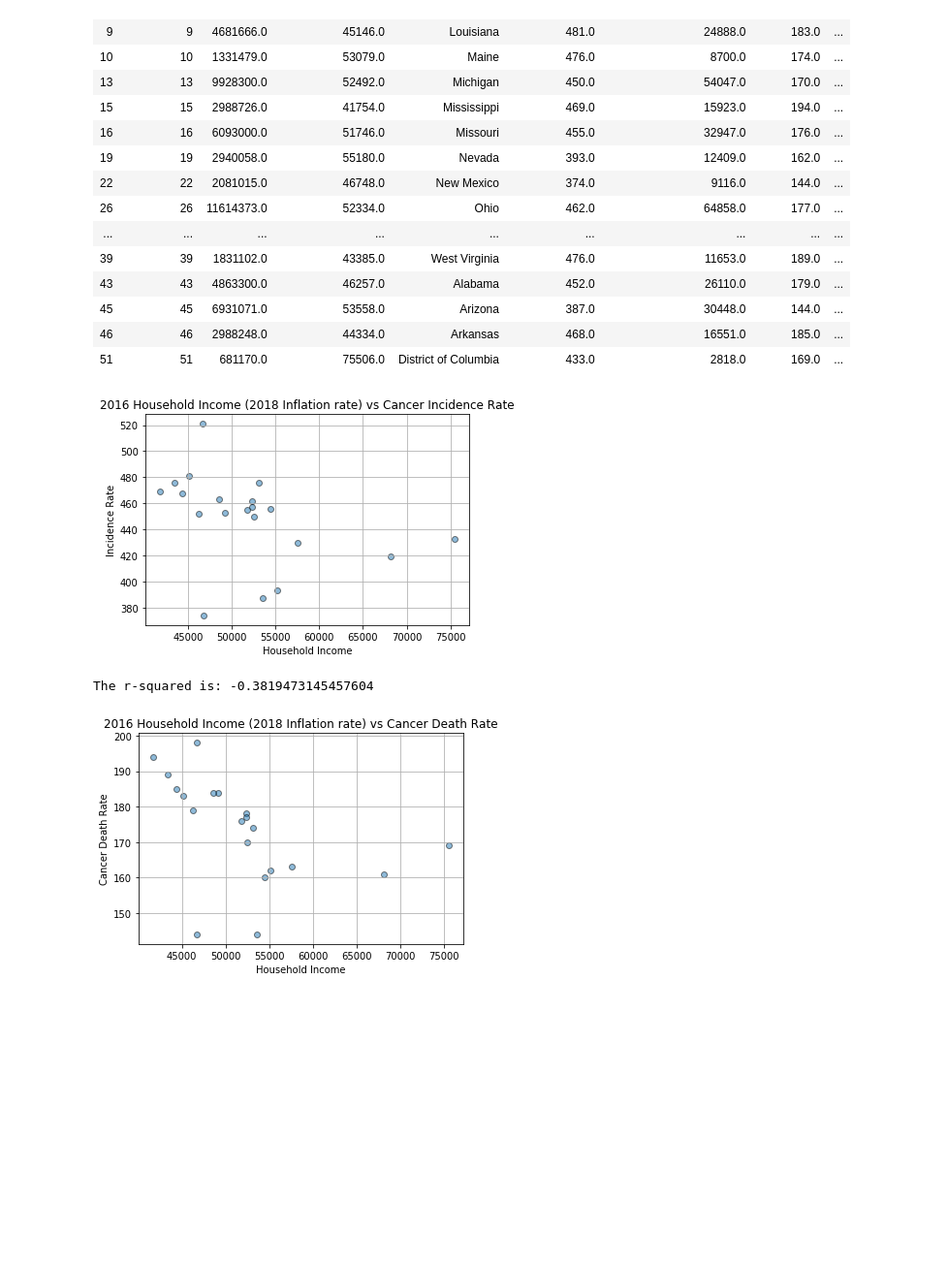
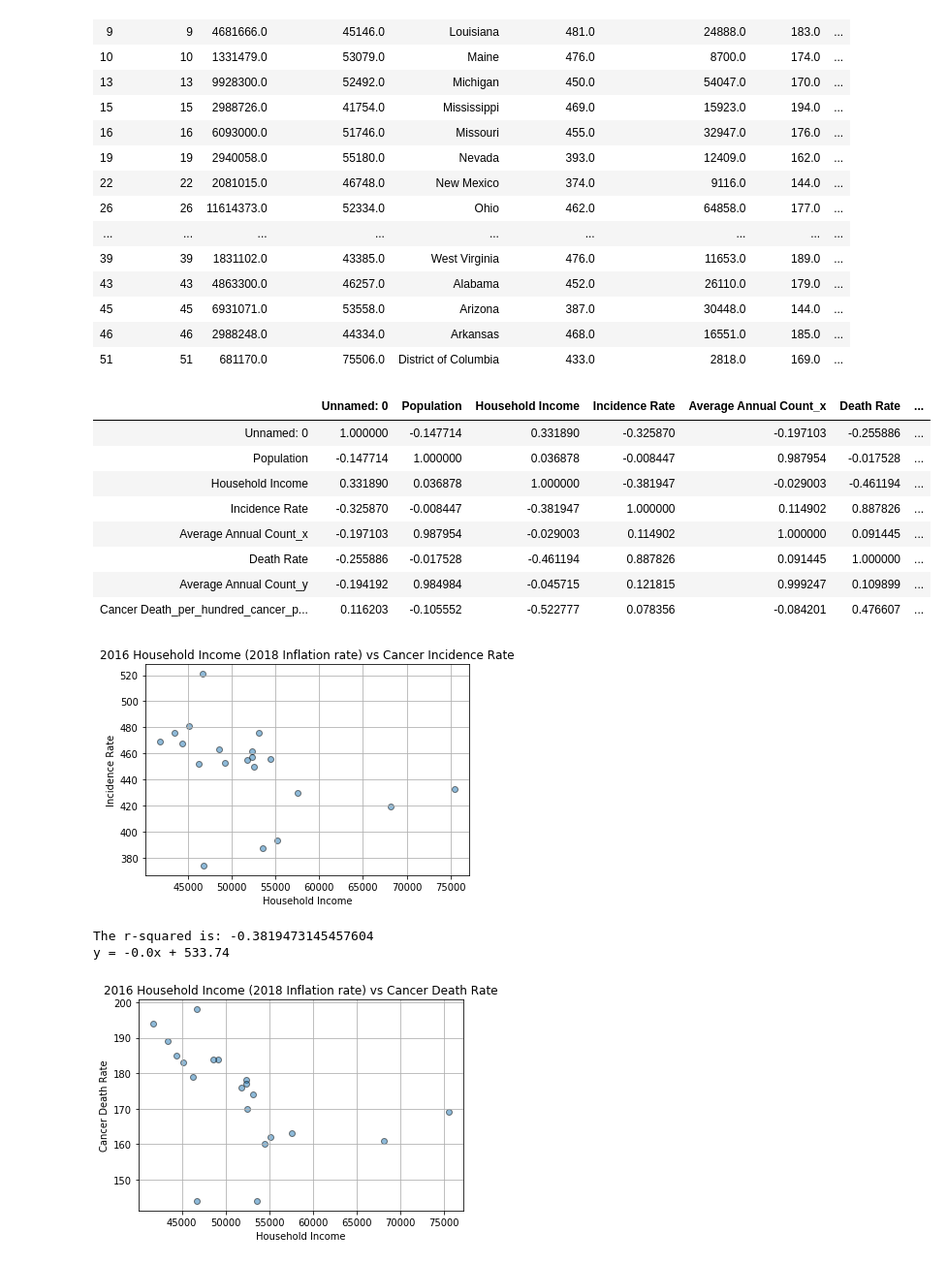
Before and after one commit to settinge/Cancer-and-Nonbiological-Variables, a Jupyter notebook: Income Regression.ipynb, the cells around one changed output. Shown at 97% size. Cells and saved outputs as stored; diff of their text form; code cells hidden in the pictures; blank space fills up the shorter version.

```diff
--- a/Income Regression.ipynb
+++ b/Income Regression.ipynb
@@ -162,6 +181,19 @@ bottom_income
 | 45 | 45 | 6931071.0 | 53558.0 | Arizona | 387.0 | 30448.0 | 144.0 | ... |
 | 46 | 46 | 2988248.0 | 44334.0 | Arkansas | 468.0 | 16551.0 | 185.0 | ... |
 | 51 | 51 | 681170.0 | 75506.0 | District of Columbia | 433.0 | 2818.0 | 169.0 | ... |
+# %%
+bottom_pearson = bottom_income.corr(method="pearson")
+bottom_pearson
+# %% [output]
+|  | Unnamed: 0 | Population | Household Income | Incidence Rate | Average Annual Count_x | Death Rate | ... |
+| Unnamed: 0 | 1.000000 | -0.147714 | 0.331890 | -0.325870 | -0.197103 | -0.255886 | ... |
+| Population | -0.147714 | 1.000000 | 0.036878 | -0.008447 | 0.987954 | -0.017528 | ... |
+| Household Income | 0.331890 | 0.036878 | 1.000000 | -0.381947 | -0.029003 | -0.461194 | ... |
+| Incidence Rate | -0.325870 | -0.008447 | -0.381947 | 1.000000 | 0.114902 | 0.887826 | ... |
+| Average Annual Count_x | -0.197103 | 0.987954 | -0.029003 | 0.114902 | 1.000000 | 0.091445 | ... |
+| Death Rate | -0.255886 | -0.017528 | -0.461194 | 0.887826 | 0.091445 | 1.000000 | ... |
+| Average Annual Count_y | -0.194192 | 0.984984 | -0.045715 | 0.121815 | 0.999247 | 0.109899 | ... |
+| Cancer Death_per_hundred_cancer_p... | 0.116203 | -0.105552 | -0.522777 | 0.078356 | -0.084201 | 0.476607 | ... |
 # %%
 bottom_household_income = bottom_income["Household Income"]
 bottom_incidencerate = bottom_income["Incidence Rate"]
@@ -180,9 +212,11 @@ templine_eq = "y =" + str(round(slope,2)) + "x=" + str(round(intercept, 2))
 plt.savefig("bottom_income_vs_bottom_incidencerate.jpg")
 plt.show()
 print(f"The r-squared is: {rvalue}")
+print( "y = " + str(round(slope,2)) + "x + " + str(round(intercept,2)))
 # %% [output]
 [figure]
 The r-squared is: -0.3819473145457604
+y = -0.0x + 533.74
 # %%
 plt.scatter(bottom_household_income, bottom_deathrate, edgecolors="black", alpha=.5)
 plt.title("2016 Household Income (2018 Inflation rate) vs Cancer Death Rate")
```
Also changed, not shown: parts of 4 cells of this notebook, 4 other files.
